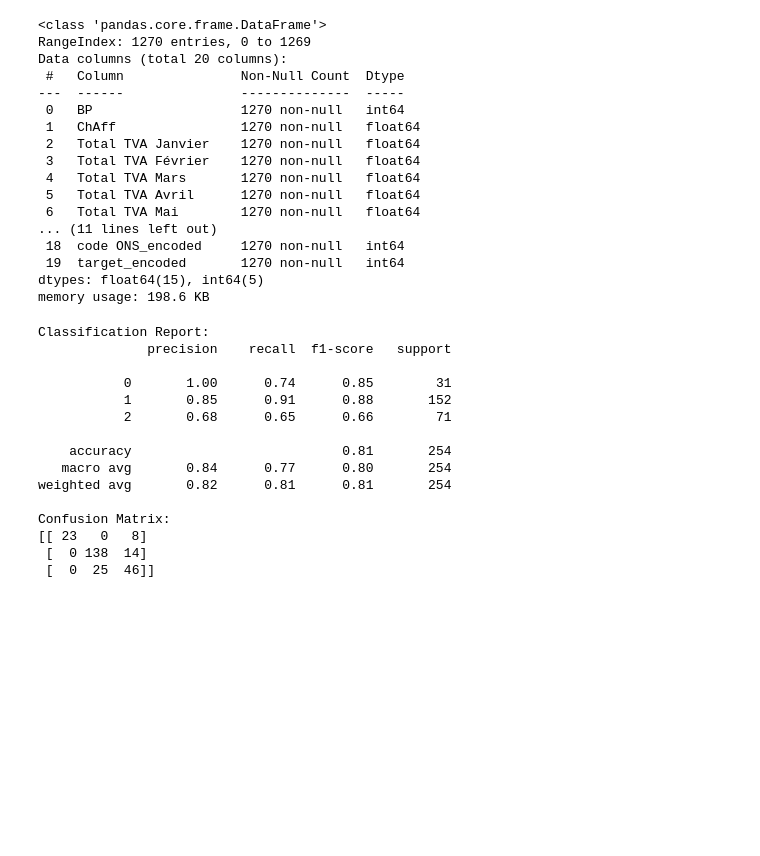
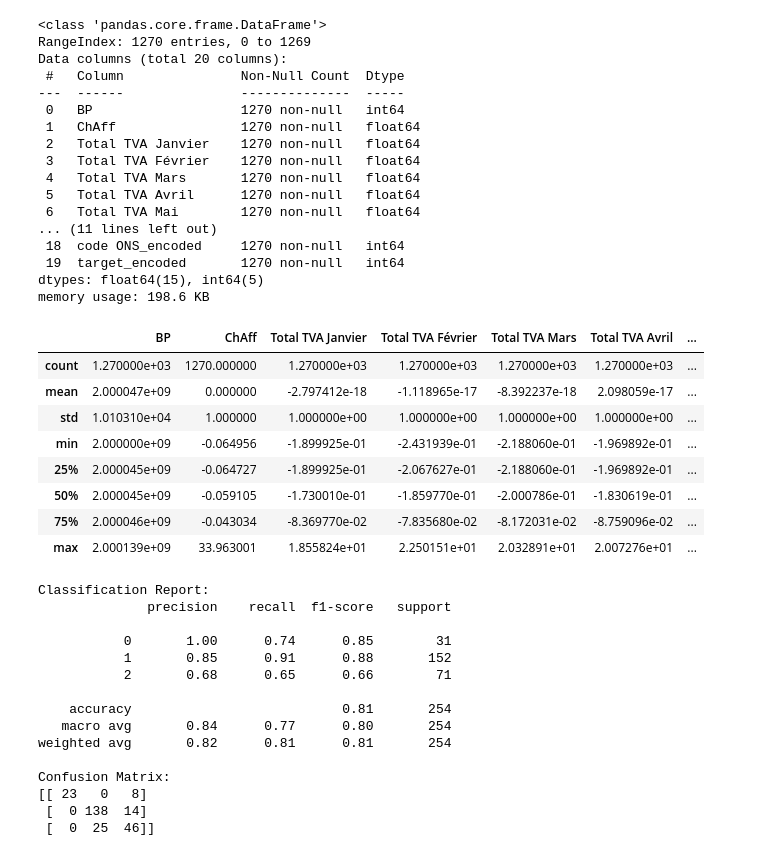
Before and after one commit to the-lyly/stage-pyhton, a Jupyter notebook: MarlboroRouge.ipynb, the cells around one changed output. Drawn from its saved outputs; the diff is of its cells as text; code cells hidden in the pictures; blank space fills up the shorter version.

```diff
--- a/MarlboroRouge.ipynb
+++ b/MarlboroRouge.ipynb
@@ -23,7 +23,7 @@ print(python_version())
 ### parametrages des modules
 # %%
 sns.set_theme()
-#pd.set_option('display.max_rows', None)  # Show all rows
+pd.set_option('display.max_rows', None)  # Show all rows
 pd.set_option('display.max_columns', None)  # Show all columns
 # %% [markdown]
 ### selection, affichage et filtrage des fichiers
@@ -367,6 +371,18 @@ Data columns (total 20 columns):
  19  target_encoded       1270 non-null   int64
 dtypes: float64(15), int64(5)
 memory usage: 198.6 KB
+# %%
+jointure_oversampled.describe()
+# %% [output]
+|  | BP | ChAff | Total TVA Janvier | Total TVA Février | Total TVA Mars | Total TVA Avril | ... |
+| count | 1.270000e+03 | 1270.000000 | 1.270000e+03 | 1.270000e+03 | 1.270000e+03 | 1.270000e+03 | ... |
+| mean | 2.000047e+09 | 0.000000 | -2.797412e-18 | -1.118965e-17 | -8.392237e-18 | 2.098059e-17 | ... |
+| std | 1.010310e+04 | 1.000000 | 1.000000e+00 | 1.000000e+00 | 1.000000e+00 | 1.000000e+00 | ... |
+| min | 2.000000e+09 | -0.064956 | -1.899925e-01 | -2.431939e-01 | -2.188060e-01 | -1.969892e-01 | ... |
+| 25% | 2.000045e+09 | -0.064727 | -1.899925e-01 | -2.067627e-01 | -2.188060e-01 | -1.969892e-01 | ... |
+| 50% | 2.000045e+09 | -0.059105 | -1.730010e-01 | -1.859770e-01 | -2.000786e-01 | -1.830619e-01 | ... |
+| 75% | 2.000046e+09 | -0.043034 | -8.369770e-02 | -7.835680e-02 | -8.172031e-02 | -8.759096e-02 | ... |
+| max | 2.000139e+09 | 33.963001 | 1.855824e+01 | 2.250151e+01 | 2.032891e+01 | 2.007276e+01 | ... |
 # %%
 # Select your features and target variable
 X = jointure_oversampled[['feature']]
```
Also changed, not shown: parts of 1 cell of this notebook, 2 other files.
